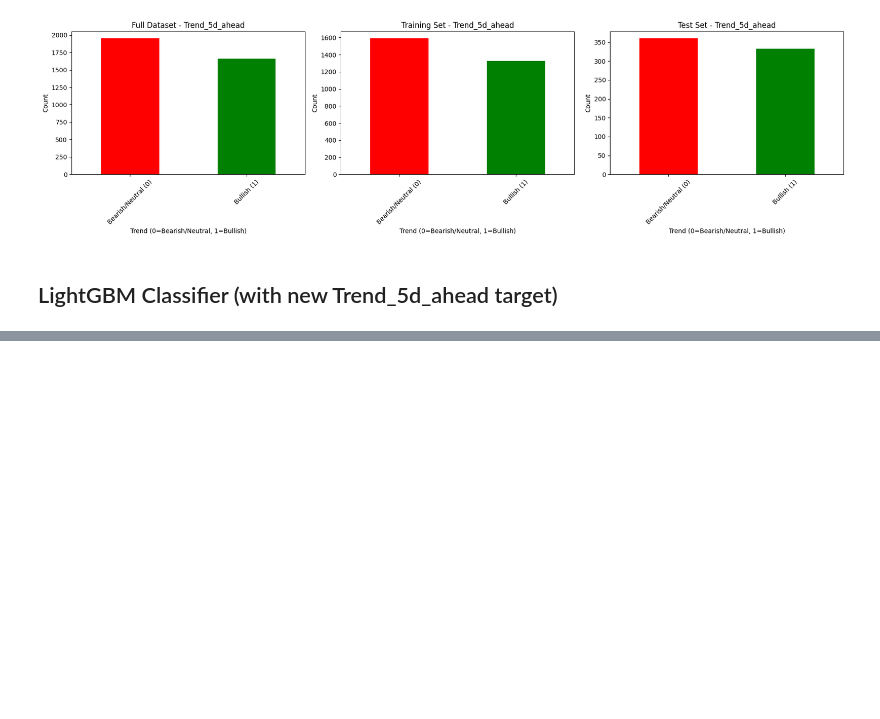
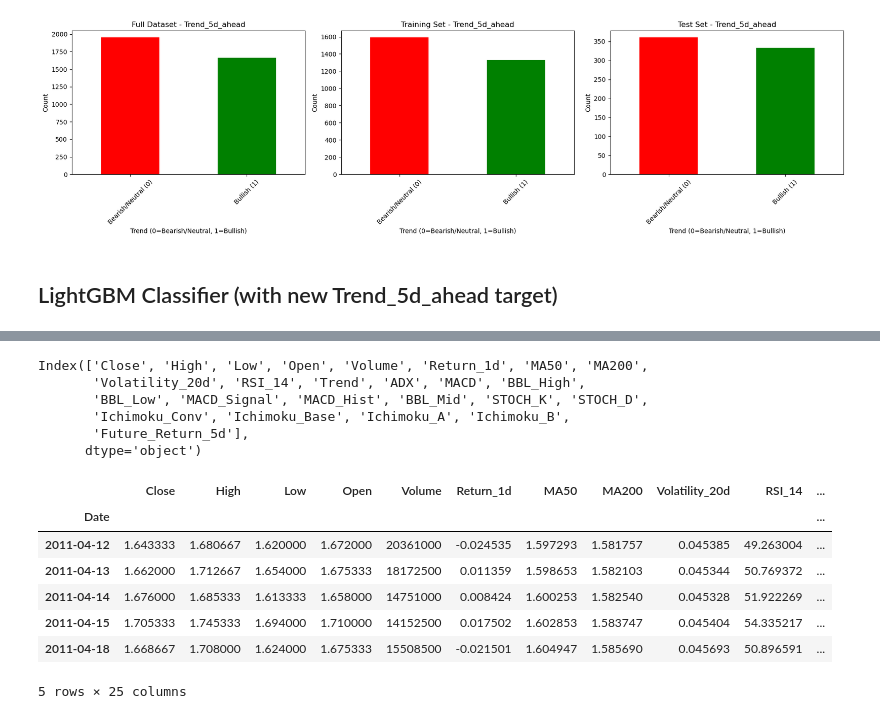
Before and after one commit to Thomasjiin/ML_Project, a Jupyter notebook: Tesla_stock_trend_prediction.ipynb, the cells around one changed output, grey strips where cells are left out. Drawn from its saved outputs; the diff is of its cells as text; code cells hidden in the pictures; blank space fills up the shorter version.

```diff
--- a/Tesla_stock_trend_prediction.ipynb
+++ b/Tesla_stock_trend_prediction.ipynb
@@ -1306,0 +1328,16 @@ weighted avg       0.52      0.52      0.51       693
+# %%
+def build_target_future_trend(df: pd.DataFrame, horizon: int = 5):
+    df = df.copy()
+
+    # Retour futur sur N jours
+    df["Future_Return_5d"] = df["Close"].shift(-horizon) / df["Close"] - 1
+
+    # On drop les lignes où le futur n’existe pas
+    df = df.dropna(subset=["Future_Return_5d"])
+
+    # Cible en 3 classes équilibrées via quantiles
+    df["Trend"] = 0
+    df.loc[df["Future_Return_5d"] > 0.005, "Trend"] = 1    # +0.5%
+    df.loc[df["Future_Return_5d"] < -0.005, "Trend"] = -1   # -0.5%
+
+    return df
@@ -1306,0 +1346,20 @@ weighted avg       0.52      0.52      0.51       693
+# %%
+prepared_data.columns
+# %% [output]
+Index(['Close', 'High', 'Low', 'Open', 'Volume', 'Return_1d', 'MA50', 'MA200',
+       'Volatility_20d', 'RSI_14', 'Trend', 'ADX', 'MACD', 'BBL_High',
+       'BBL_Low', 'MACD_Signal', 'MACD_Hist', 'BBL_Mid', 'STOCH_K', 'STOCH_D',
+       'Ichimoku_Conv', 'Ichimoku_Base', 'Ichimoku_A', 'Ichimoku_B',
+       'Future_Return_5d'],
+      dtype='object')
+# %%
+prepared_data.head()
+# %% [output]
+|  | Close | High | Low | Open | Volume | Return_1d | MA50 | MA200 | Volatility_20d | RSI_14 | ... |
+| Date |  |  |  |  |  |  |  |  |  |  | ... |
+| 2011-04-12 | 1.643333 | 1.680667 | 1.620000 | 1.672000 | 20361000 | -0.024535 | 1.597293 | 1.581757 | 0.045385 | 49.263004 | ... |
+| 2011-04-13 | 1.662000 | 1.712667 | 1.654000 | 1.675333 | 18172500 | 0.011359 | 1.598653 | 1.582103 | 0.045344 | 50.769372 | ... |
+| 2011-04-14 | 1.676000 | 1.685333 | 1.613333 | 1.658000 | 14751000 | 0.008424 | 1.600253 | 1.582540 | 0.045328 | 51.922269 | ... |
+| 2011-04-15 | 1.705333 | 1.745333 | 1.694000 | 1.710000 | 14152500 | 0.017502 | 1.602853 | 1.583747 | 0.045404 | 54.335217 | ... |
+| 2011-04-18 | 1.668667 | 1.708000 | 1.624000 | 1.675333 | 15508500 | -0.021501 | 1.604947 | 1.585690 | 0.045693 | 50.896591 | ... |
+5 rows × 25 columns
```
Also changed, not shown: parts of 21 cells of this notebook.
